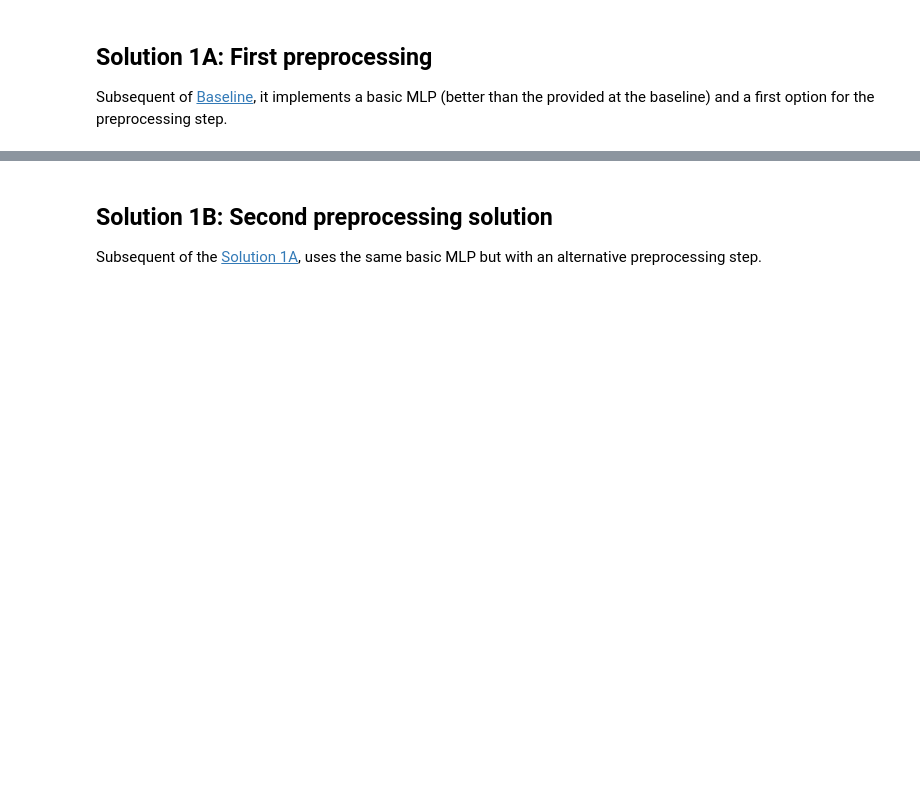
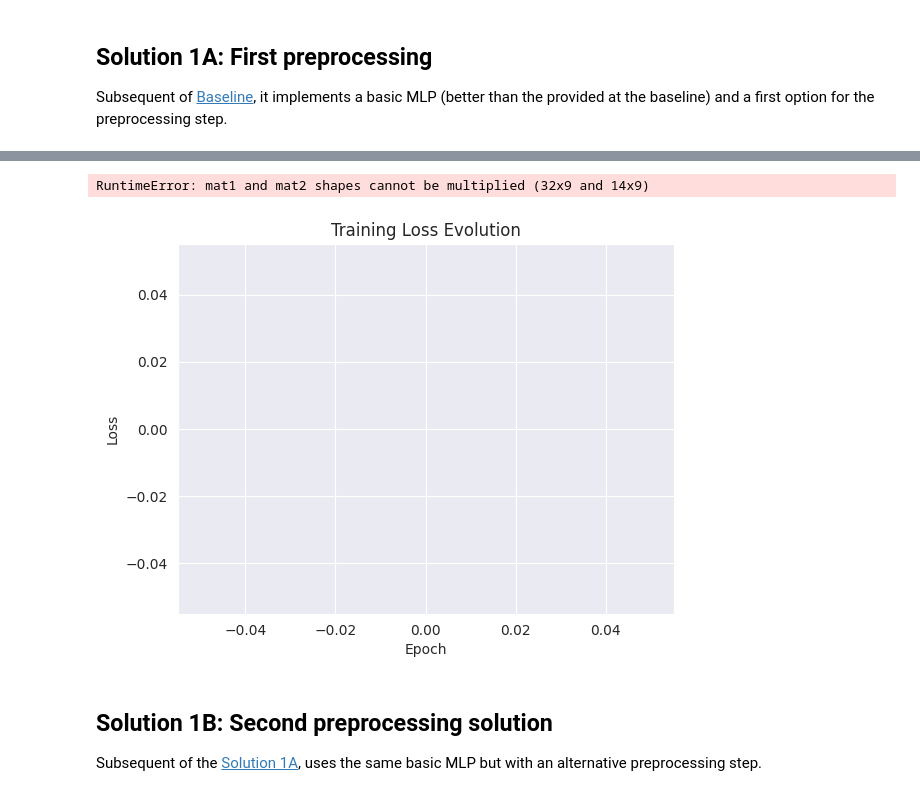
Before and after one commit to Gpascual11/P3_Gerard_Pascual, a Jupyter notebook: P3_NeuralNetworks.ipynb, the cells around one changed output, grey strips where cells are left out. Cells and saved outputs as stored; diff of their text form; code cells hidden in the pictures; blank space fills up the shorter version.

```diff
--- a/P3_NeuralNetworks.ipynb
+++ b/P3_NeuralNetworks.ipynb
@@ -414,0 +469,11 @@ train_dataset, test_dataset, input_size, num_classes, label_encoder = df_to_data
+# %%
+preprocessed_df = df.copy()
+# Define columns to use and categorical
+categorical_cols = ["transmission", "fuelType"]
+test_df = preprocessed_df[categorical_cols]
+
+for col in categorical_cols:
+    new_column_data = pd.get_dummies(test_df[col], prefix=col)
+    test_df = pd.concat([test_df, new_column_data], axis=1)
+
+test_df
@@ -483,0 +613,13 @@ Subsequent of [Baseline](#baseline), it implements a basic MLP (better than the
+# %%
+df = data_loading("CarsData.csv")
+# %%
+preprocessed_df = df.copy()
+# Define columns to use and categorical
+categorical_cols = ["transmission", "fuelType"]
+test_df = preprocessed_df[categorical_cols]
+
+for col in categorical_cols:
+    new_column_data = pd.get_dummies(test_df[col], prefix=col)
+    test_df = pd.concat([test_df, new_column_data], axis=1)
+
+test_df
@@ -483,0 +675,16 @@ Subsequent of [Baseline](#baseline), it implements a basic MLP (better than the
+# %%
+class Model_1A(nn.Module):
+    def __init__(self, input_size1A, num_classes1A):
+        super(Model_1A, self).__init__()
+        self.layers = nn.Sequential( # Capa per capa el que volem que faci
+            nn.Linear(input_size1A, num_classes1A), # Input layer to output layer, tantes neurones com classes
+            nn.Linear(input_size1A, num_classes1A), # input_size neurones a la capa d'entrada
+            nn.Linear(input_size1A, num_classes1A), # num_classes neurones a la capa de sortida
+
+            nn.Softmax(dim=1) # Mandatory activation to normalize probabilities between 0 and 1
+        )
+
+    def forward(self, x):
+        return self.layers(x)
+
+model1A = create_model(Model_1A, input_size1A, num_classes1A)
@@ -483,0 +709,6 @@ Subsequent of [Baseline](#baseline), it implements a basic MLP (better than the
+# %%
+%%time
+losses1A = train(model1A, train_dataset1A, num_epochs=5, lr=0.001)
+# %% [output]
+RuntimeError: mat1 and mat2 shapes cannot be multiplied (32x9 and 14x9)
+[figure, added]
```
Also changed, not shown: parts of 25 cells of this notebook.
